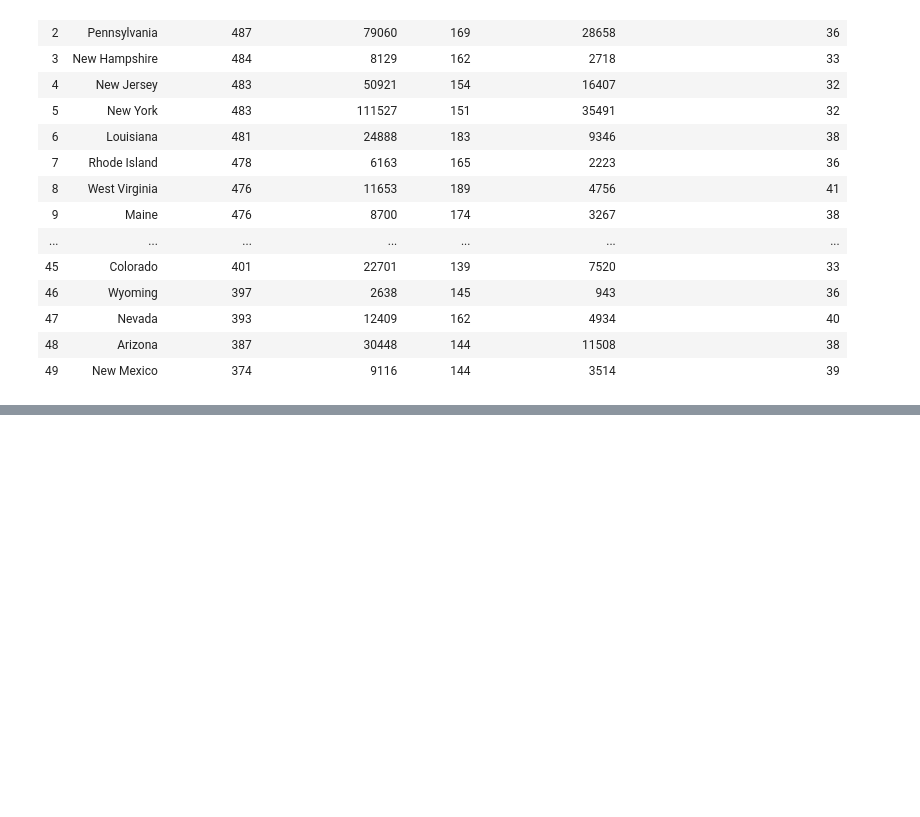
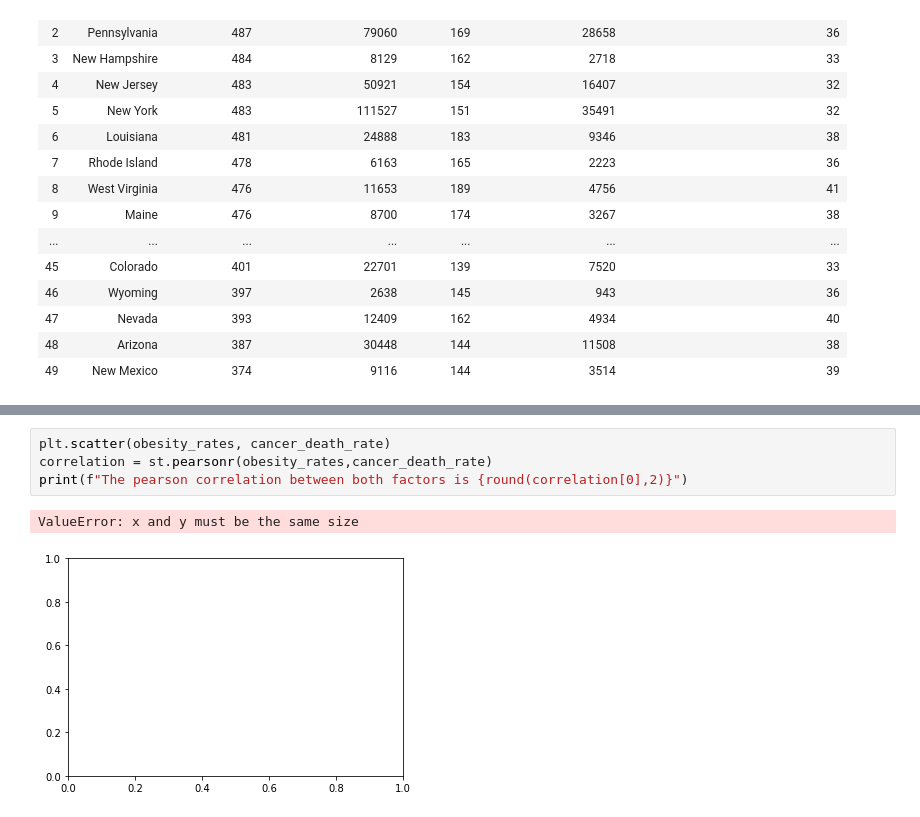
Before and after one commit to settinge/Cancer-and-Nonbiological-Variables, a Jupyter notebook: Cancer Comparisons Final.ipynb, the cells around one changed output, grey strips where cells are left out. Saved outputs shown, nothing was run; the diff lists cells and outputs as text; blank space fills up the shorter version.

```diff
--- a/Cancer Comparisons Final.ipynb
+++ b/Cancer Comparisons Final.ipynb
@@ -167,0 +180,7 @@ plt.scatter(obesity_rates, cancer_death_rate)
+# %%
+plt.scatter(obesity_rates, cancer_death_rate)
+correlation = st.pearsonr(obesity_rates,cancer_death_rate)
+print(f"The pearson correlation between both factors is {round(correlation[0],2)}")
+# %% [output]
+ValueError: x and y must be the same size
+[figure, added]
```
Also changed, not shown: parts of 14 cells of this notebook, 2 other files.
